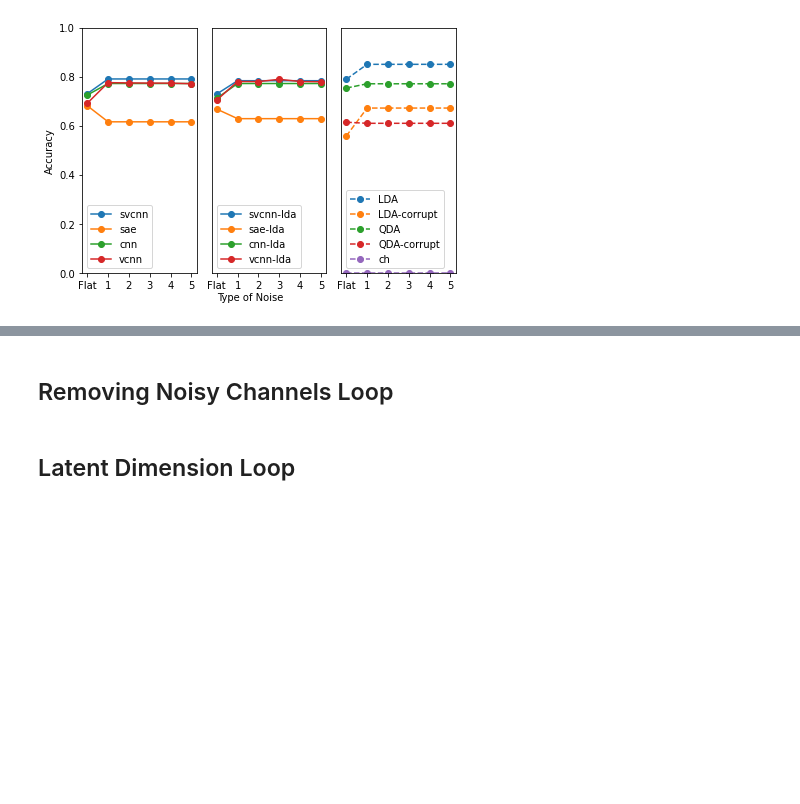
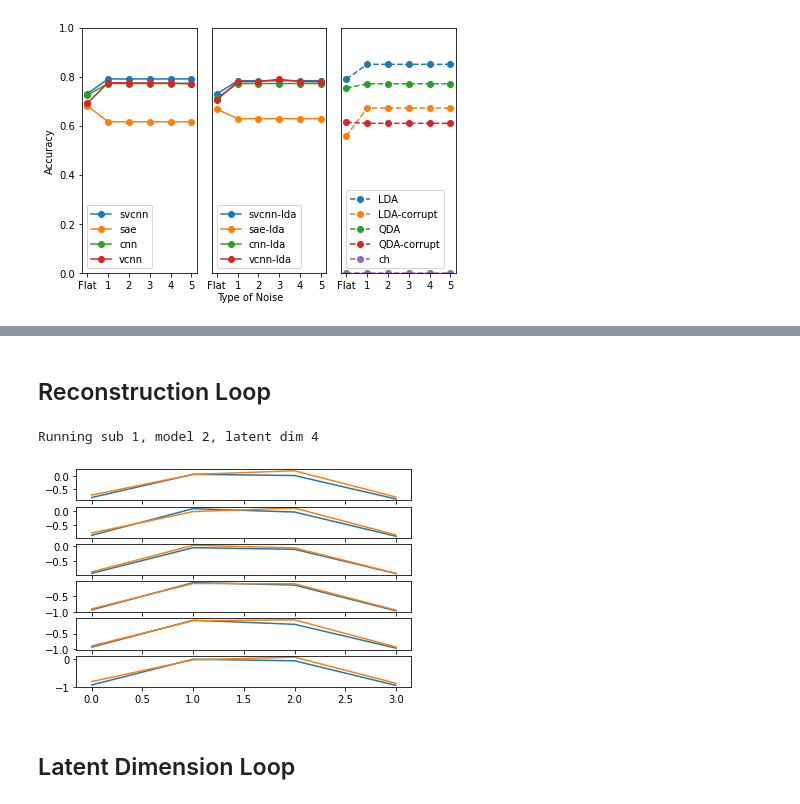
Before and after one commit to yuniteh/latent_rep, a Jupyter notebook: python/loop_main.ipynb, the cells around one changed output, grey strips where cells are left out. Drawn from its saved outputs; the diff is of its cells as text; code cells hidden in the pictures; blank space fills up the shorter version.

```diff
--- a/python/loop_main.ipynb
+++ b/python/loop_main.ipynb
@@ -199,4 +214,4 @@ Epoch 29/30
 Epoch 30/30
 18900/18900 [==============================] - 1s 72us/sample - loss: 0.2103 - accuracy: 0.7489 - val_loss: 0.2610 - val_accuracy: 0.6662
 # %% [markdown]
-## Removing Noisy Channels Loop
+## Reconstruction Loop
@@ -206,33 +218,14 @@ al = np.squeeze(test)
-# %%
-# Index subject and training group
-num_ch = int(n_type[-1]) + 1
-full_type = n_type[0:4]
-noise_type = n_type[4:-1]
-
-# tile data once for each channel
-if full_type == 'full':
-    start_ch = 1
-# tile data twice, once for clean and once for noise
-elif full_type == 'part':
-    start_ch = num_ch - 1
-
-acc_all = np.zeros(num_ch-start_ch)
-# loop through channel noise
-for num_noise in range(start_ch,num_ch):
-    ch_all = list(combinations(range(0,6),num_noise))
-    ch_split = temp.shape[0]//len(ch_all)
-    acc_ch = np.zeros(len(ch_all))
-    for ch in range(0,len(ch_all)):
-        temp = x[ch*ch_split:(ch+1)*ch_split,:,:]
-        y_test = y[ch*ch_split:(ch+1)*ch_split,:]
-        mask = np.ones(temp.shape[1],dtype=bool)
-        for i in ch_all[ch]:
-            mask[i] = 0
-        maskmu = np.tile(mask,4)
-        test_data = temp[:,mask,:]
-        w_temp, c_temp = train_lda(test_data,label,mu_bool = True, mu[maskmu], mu_class[:,maskmu], C[maskmu,maskmu])
-        acc_ch[ch] = eval_lda(w_temp, c_temp, test_data, y_test)
-    acc_all[num_noise-start_ch] = np.mean(acc_ch)
+# %%
+dec_out, clf_out, enc_out, x_test_noise, x_test_vae, y_test_clean, filename = lp.loop_recon(raw, params, sub_type, dt='cv', sparsity=True, load=True, n_train='fullgaussflat4',n_test='partgauss1', feat_type='feat', noise=True, lr=0.001)
+# %% [output]
+Running sub 1, model 2, latent dim 4
+# %%
+fig,ax = plt.subplots(6,1)
+for i in range(6):
+    ax[i].plot(np.squeeze(dec_out[1350,i,:,:]))
+    ax[i].plot(np.squeeze(x_test_vae[1350,i,:,:]))
+# %% [output]
+[figure, added]
 # %% [markdown]
 ## Latent Dimension Loop
 # %%
```
Also changed, not shown: parts of 4 cells of this notebook, 2 other files.
